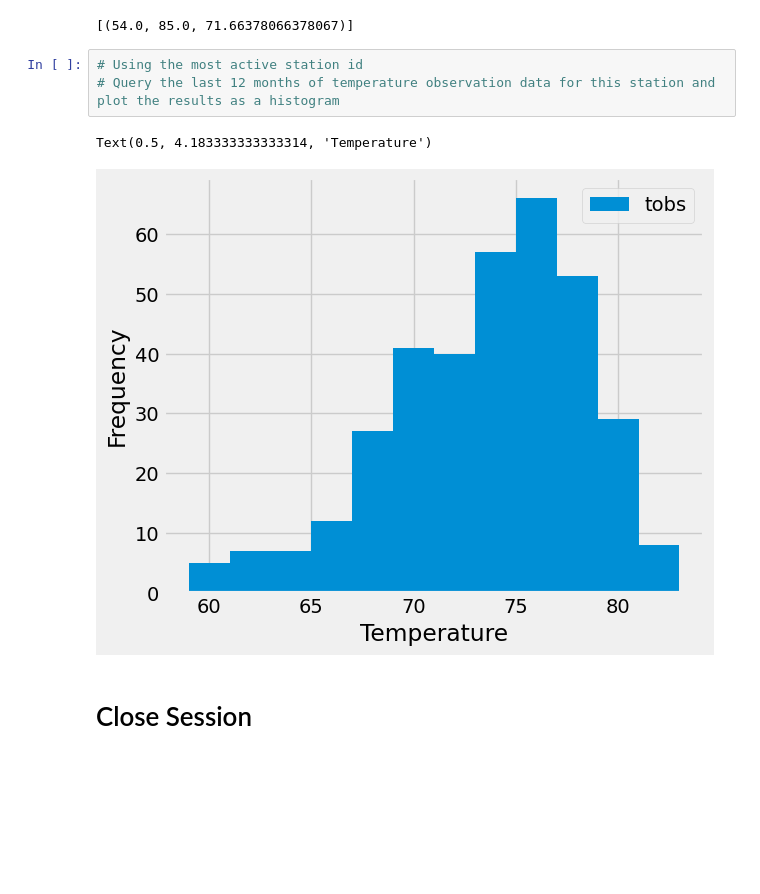
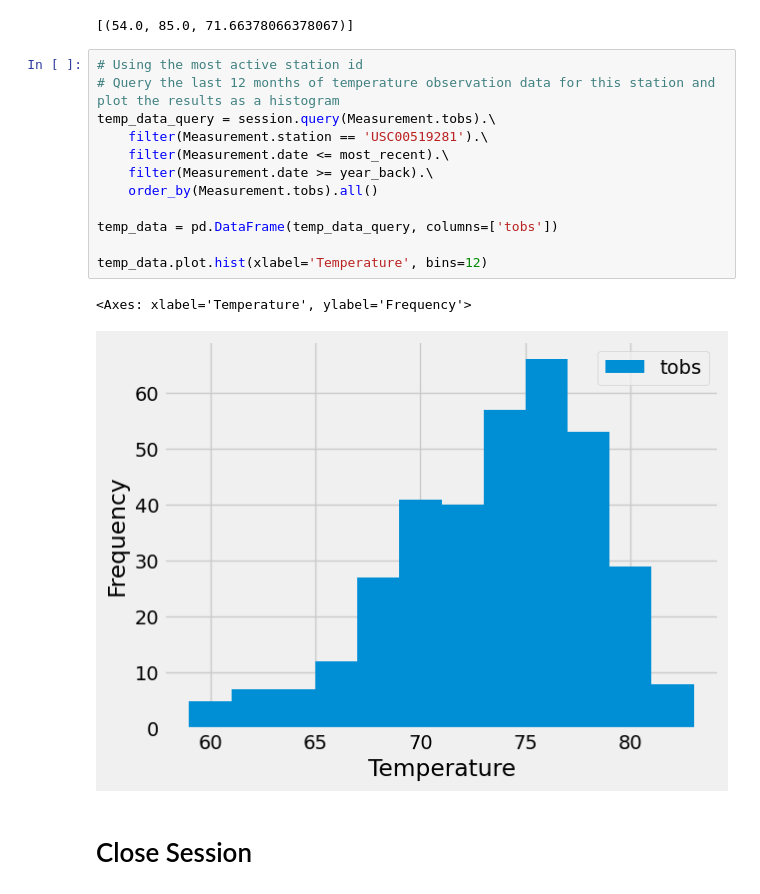
Before and after one commit to ZaneHuttinga/sqlalchemy-challenge, a Jupyter notebook: SurfsUp/climate.ipynb, the cells around one changed output. Saved outputs shown, nothing was run; the diff lists cells and outputs as text; blank space fills up the shorter version.

```diff
--- a/SurfsUp/climate.ipynb
+++ b/SurfsUp/climate.ipynb
@@ -118,9 +118,18 @@ most_active_stats
 # %%
 # Using the most active station id
 # Query the last 12 months of temperature observation data for this station and plot the results as a histogram
+temp_data_query = session.query(Measurement.tobs).\
+    filter(Measurement.station == 'USC00519281').\
+    filter(Measurement.date <= most_recent).\
+    filter(Measurement.date >= year_back).\
+    order_by(Measurement.tobs).all()
+
+temp_data = pd.DataFrame(temp_data_query, columns=['tobs'])
+
+temp_data.plot.hist(xlabel='Temperature', bins=12)
 # %% [output]
-Text(0.5, 4.183333333333314, 'Temperature')
+<Axes: xlabel='Temperature', ylabel='Frequency'>
-[figure, old version]
+[figure, new version]
 # %% [markdown]
 # Close Session
 # %%
```
